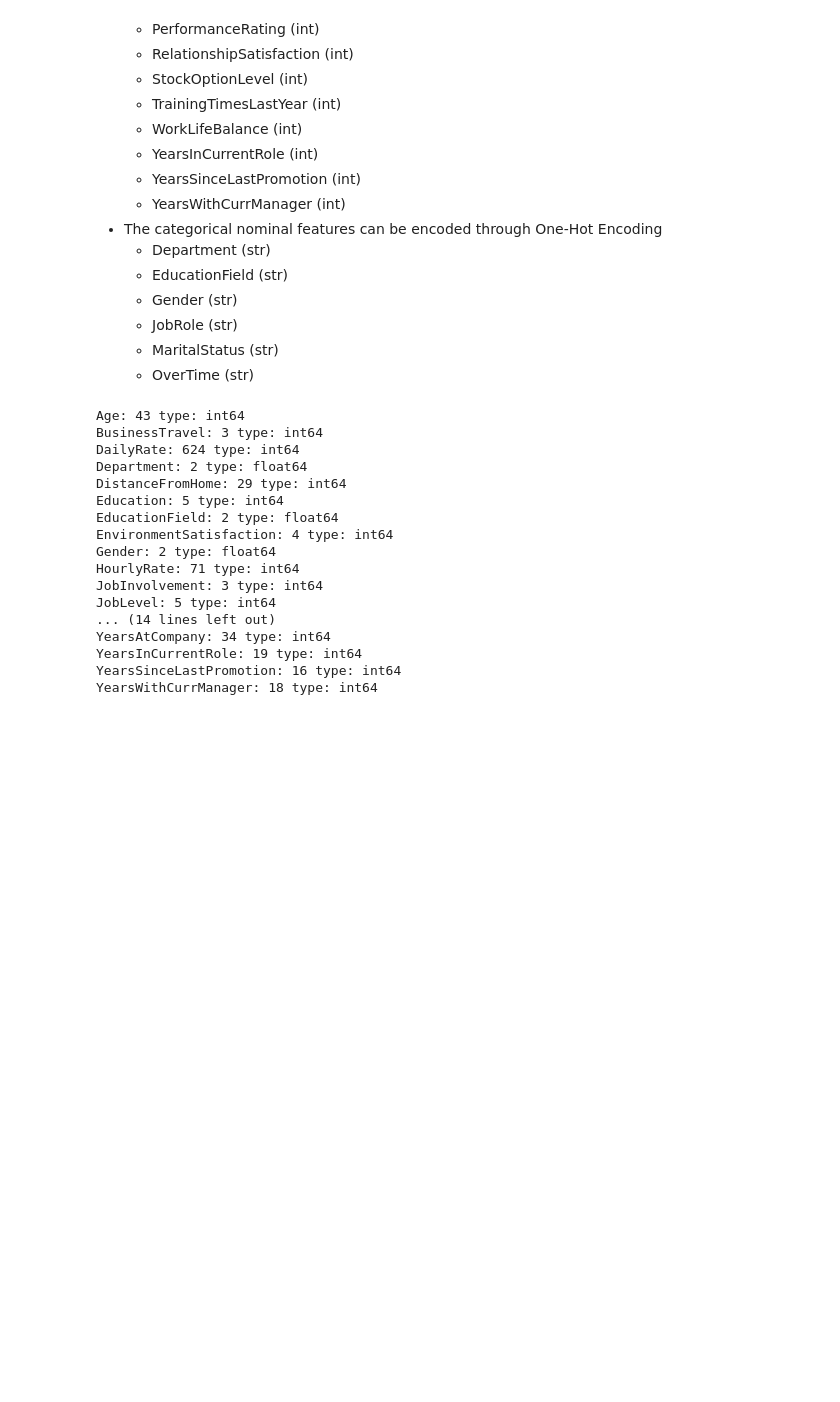
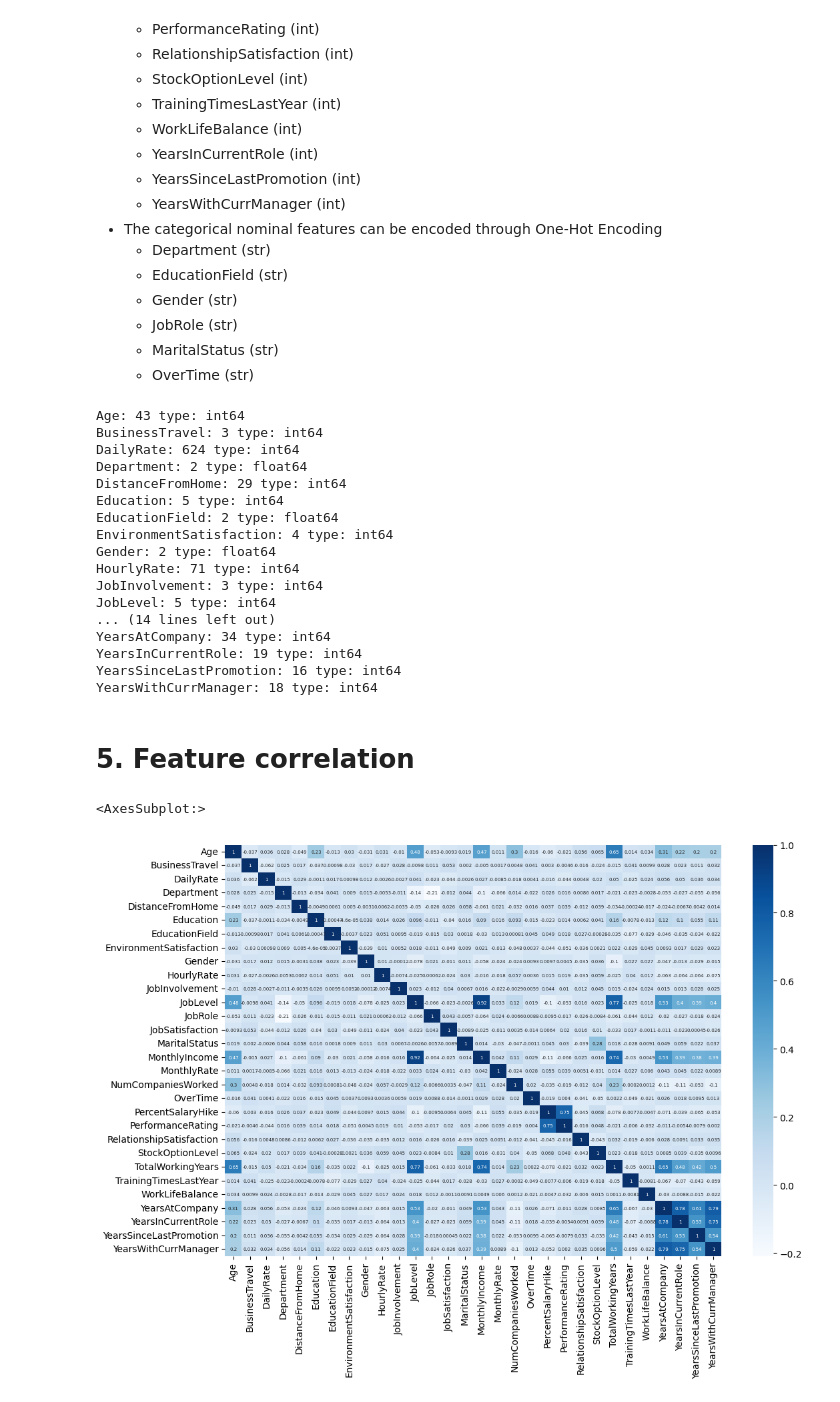
Before and after one commit to rolosa10/Kaggle_rls, a Jupyter notebook: playground_series_s3e3/notebooks/EDA_and_base_solution.ipynb, the cells around one changed output. Drawn from its saved outputs; the diff is of its cells as text; code cells hidden in the pictures; blank space fills up the shorter version.

```diff
--- a/playground_series_s3e3/notebooks/EDA_and_base_solution.ipynb
+++ b/playground_series_s3e3/notebooks/EDA_and_base_solution.ipynb
@@ -305,4 +305,13 @@ YearsAtCompany: 34 type: int64
 YearsInCurrentRole: 19 type: int64
 YearsSinceLastPromotion: 16 type: int64
 YearsWithCurrManager: 18 type: int64
+# %% [markdown]
+# 5. Feature correlation
+# %%
+# Feature correlation
+fig, axes = plt.subplots(1,1,figsize=(12,8))
+sns.heatmap(data=train_df[FEATURES].corr(), annot=True, cmap="Blues", ax = axes,annot_kws={"size":5} )
+# %% [output]
+<AxesSubplot:>
+[figure, added]
 # %% [markdown]
```
Also changed, not shown: parts of 20 cells of this notebook.
